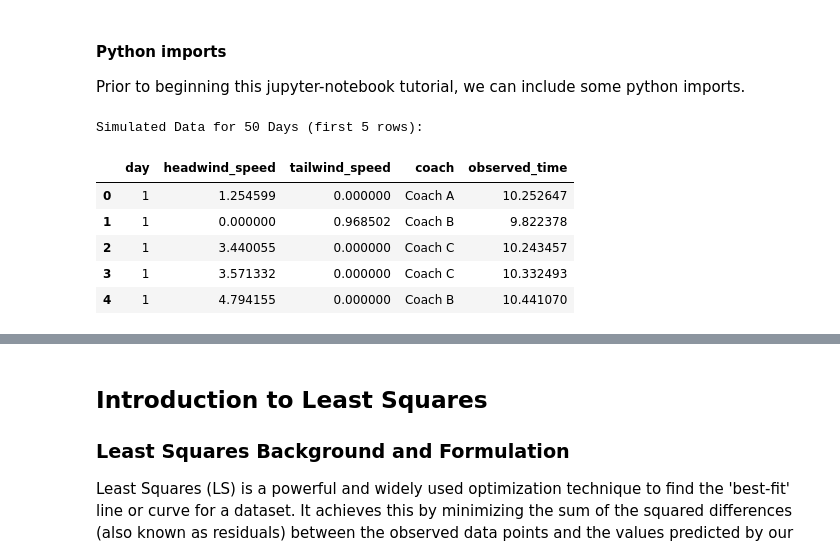
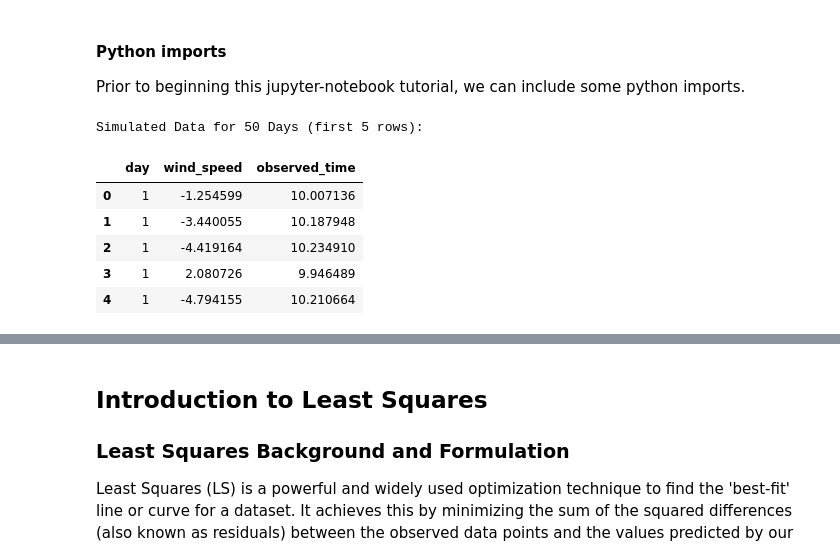
Before and after one commit to ysn9vq-gmu/rqe_tutorials, a Jupyter notebook: ls_rls.ipynb, the cells around one changed output, grey strips where cells are left out. Saved outputs shown, nothing was run; the diff lists cells and outputs as text; code cells hidden in the pictures.

```diff
--- a/ls_rls.ipynb
+++ b/ls_rls.ipynb
@@ -75,110 +92,88 @@ np.random.seed(42)
 
 # True underlying parameters for the runner's performance model
 true_baseline_time = 10.0 # seconds for a specific distance under ideal conditions
-true_headwind_effect_coeff = 0.1 # seconds per m/s (positive means headwind slows down)
-true_tailwind_effect_coeff = -0.1 # seconds per m/s (negative means tailwind speeds up)
-true_coach_biases = {
-    'Coach A': 0.1,  # Coach A tends to be 0.1 seconds slow
-    'Coach B': -0.05, # Coach B tends to be 0.05 seconds fast
-    'Coach C': 0.0   # Coach C is unbiased
-}
+true_wind_effect_coeff = -0.05 # seconds per m/s (negative means tailwind speeds up, positive means headwind slows down)
 
 num_runs_per_day = 5
-num_coaches = len(true_coach_biases)
-coach_names = list(true_coach_biases.keys())
 num_days_to_simulate = 50 # Simulate data for 50 days
 
 # --- Generate daily simulated data ---
-def generate_daily_data(day_number, true_baseline, true_headwind_effect_coeff, true_tailwind_effect_coeff, true_coach_biases, num_runs, coach_names):
+def generate_daily_data(day_number, true_baseline, true_wind_effect_coeff, num_runs):
     observed_times = []
-    wind_speeds_raw = []
-    headwind_speeds = []
-    tailwind_speeds = []
-    coach_indices = []
+    wind_speeds = []
 
     for _ in range(num_runs):
         # Simulate wind speed (e.g., from -5 m/s (headwind) to +5 m/s (tailwind))
         # Negative wind speed: headwind. Positive wind speed: tailwind.
         wind_raw = np.random.uniform(-5, 5)
 
-        current_headwind = 0.0
-        current_tailwind = 0.0
-        if wind_raw < 0: # Headwind
-            current_headwind = abs(wind_raw)
-        else: # Tailwind
-            current_tailwind = wind_raw
-
-        # Randomly assign a coach for this run
-        coach_name = np.random.choice(coach_names)
-        coach_bias = true_coach_biases[coach_name]
-
-        # True time = baseline + headwind_effect * headwind_speed + tailwind_effect * tailwind_speed + coach_bias + noise
+        # True time = baseline + wind_effect * wind_speed + noise
         noise = np.random.normal(0, 0.05) # Small measurement noise
-        observed_time = (true_baseline +
-                         true_headwind_effect_coeff * current_headwind +
-                         true_tailwind_effect_coeff * current_tailwind +
-                         coach_bias +
-                         noise)
+        observed_time = (
+            true_baseline +
+            true_wind_effect_coeff * wind_raw +
+            noise)
 
         observed_times.append(observed_time)
-        wind_speeds_raw.append(wind_raw)
-        headwind_speeds.append(current_headwind)
-        tailwind_speeds.append(current_tailwind)
-        coach_indices.append(coach_name)
+        wind_speeds.append(wind_raw)
 
     df_day = pd.DataFrame({
         'day': day_number,
-        'headwind_speed': headwind_speeds,
-        'tailwind_speed': tailwind_speeds,
-        'coach': coach_indices,
+        'wind_speed': wind_speeds,
         'observed_time': observed_times
     })
     return df_day
 
 # Generate data for multiple days
 all_daily_data = []
 for day in range(1, num_days_to_simulate + 1):
-    all_daily_data.append(generate_daily_data(day, true_baseline_time, true_headwind_effect_coeff, true_tailwind_effect_coeff, true_coach_biases, num_runs_per_day, coach_names))
+    all_daily_data.append(generate_daily_data(day, true_baseline_time, true_wind_effect_coeff, num_runs_per_day))
 
 df_all_data = pd.concat(all_daily_data, ignore_index=True)
 
 print(f"Simulated Data for {num_days_to_simulate} Days (first 5 rows):")
 display(df_all_data.head())
 
 # --- Construct A and b for a given DataFrame ---
-def construct_A_b(df, coach_names):
-    num_params = 1 + 2 + len(coach_names) # Baseline, Headwind Effect, Tailwind Effect, Coach Biases
+def construct_A_b(df):
+    num_params = 1 + 1 # Baseline, Wind Effect
     A = np.zeros((len(df), num_params))
     b = df['observed_time'].values.reshape(-1, 1)
 
-    # Map coach names to column indices
-    # Baseline is index 0, Headwind Effect is index 1, Tailwind Effect is index 2, Coaches start from index 3
-    coach_to_idx = {name: i + 3 for i, name in enumerate(coach_names)}
-
     for local_idx, (original_idx, row) in enumerate(df.iterrows()): # Use local_idx for A
         A[local_idx, 0] = 1 # Coefficient for T_baseline
-        A[local_idx, 1] = row['headwind_speed'] # Coefficient for W_headwind
-        A[local_idx, 2] = row['tailwind_speed'] # Coefficient for W_tailwind
-        A[local_idx, coach_to_idx[row['coach']]] = 1 # Coefficient for B_coach
+        A[local_idx, 1] = row['wind_speed'] # Coefficient for W_wind
 
     # Define the parameter vector 'x' for context
-    param_names = ['T_baseline', 'W_headwind', 'W_tailwind'] + [f'B_{c}' for c in coach_names]
+    param_names = ['T_baseline', 'W_wind']
 
     return A, b, param_names
 
 # Example for Day 1 (as previously)
 df_day1 = df_all_data[df_all_data['day'] == 1]
-A_day1, b_day1, param_names = construct_A_b(df_day1, coach_names)
+A_day1, b_day1, param_names = construct_A_b(df_day1)
 
 print("\nDesign Matrix A (Day 1, first 3 rows):\n", A_day1[:3])
 print("\nObservation Vector b (Day 1, first 3 rows):\n", b_day1[:3].flatten())
 print("\nParameter Names in x:\n", param_names)
+
+# Correct true_params_vec to match the new model formulation
+true_params_vec = np.array([
+    true_baseline_time,
+    true_wind_effect_coeff
+]).reshape(-1, 1)
+
+# Also update the `true_params` for Day 1 LS output
+true_params = np.array([
+    true_baseline_time,
+    true_wind_effect_coeff
+]).reshape(-1, 1)
 # %% [output]
 Simulated Data for 50 Days (first 5 rows):
-|  | day | headwind_speed | tailwind_speed | coach | observed_time |
-| 0 | 1 | 1.254599 | 0.000000 | Coach A | 10.252647 |
-| 1 | 1 | 0.000000 | 0.968502 | Coach B | 9.822378 |
-| 2 | 1 | 3.440055 | 0.000000 | Coach C | 10.243457 |
-| 3 | 1 | 3.571332 | 0.000000 | Coach C | 10.332493 |
-| 4 | 1 | 4.794155 | 0.000000 | Coach B | 10.441070 |
+|  | day | wind_speed | observed_time |
+| 0 | 1 | -1.254599 | 10.007136 |
+| 1 | 1 | -3.440055 | 10.187948 |
+| 2 | 1 | -4.419164 | 10.234910 |
+| 3 | 1 | 2.080726 | 9.946489 |
+| 4 | 1 | -4.794155 | 10.210664 |
 Design Matrix A (Day 1, first 3 rows):
```
Also changed, not shown: parts of 47 cells of this notebook.
